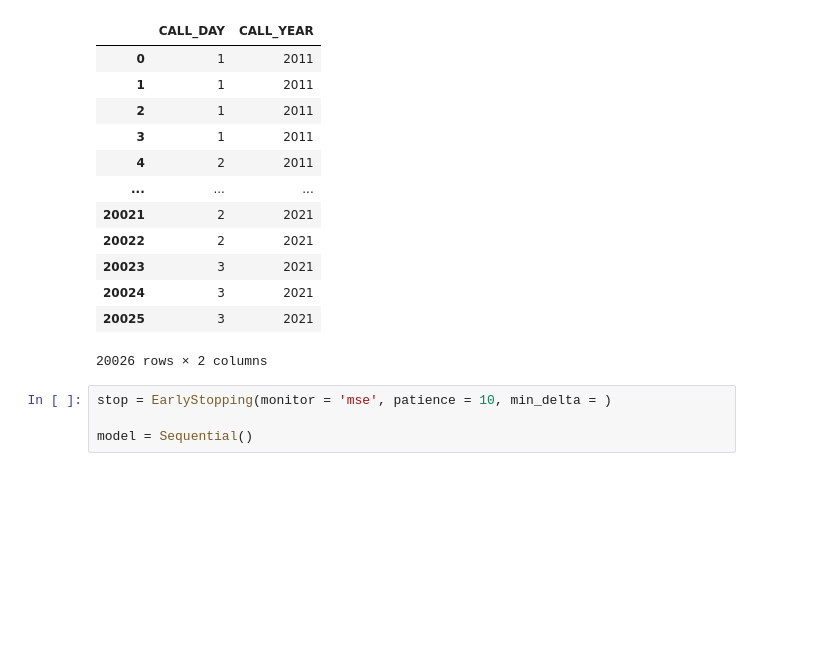
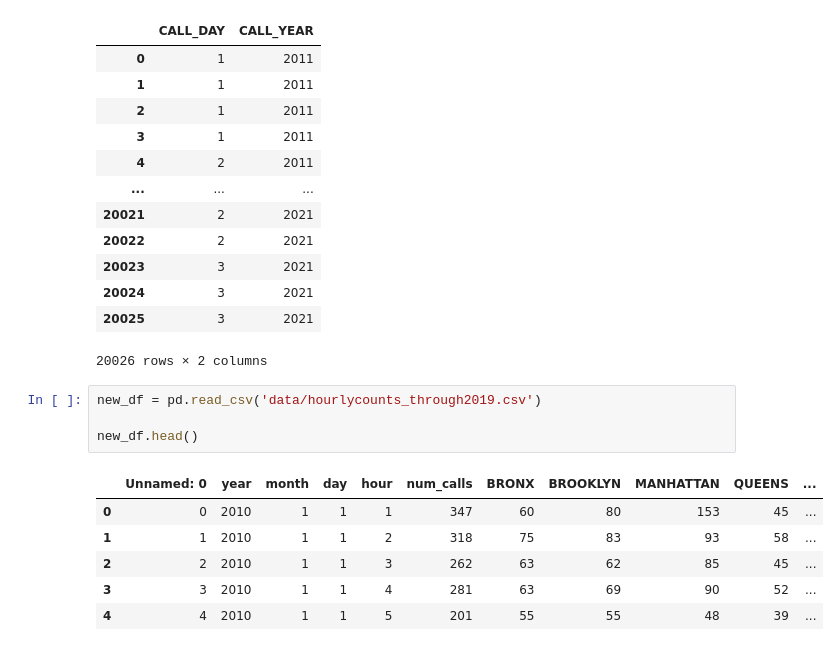
Before and after one commit to dsi-group1/NYC-EMS-Response, a Jupyter notebook: Rough_Model-Chris.ipynb, the cells around one changed output. Cells and saved outputs as stored; diff of their text form; blank space fills up the shorter version.

```diff
--- a/Rough_Model-Chris.ipynb
+++ b/Rough_Model-Chris.ipynb
@@ -253,7 +253,14 @@ df[['CALL_DAY', 'CALL_YEAR']]
 | 20024 | 3 | 2021 |
 | 20025 | 3 | 2021 |
 20026 rows × 2 columns
-# %%
-stop = EarlyStopping(monitor = 'mse', patience = 10, min_delta = )
-
-model = Sequential()
+# %%
+new_df = pd.read_csv('data/hourlycounts_through2019.csv')
+
+new_df.head()
+# %% [output]
+|  | Unnamed: 0 | year | month | day | hour | num_calls | BRONX | BROOKLYN | MANHATTAN | QUEENS | ... |
+| 0 | 0 | 2010 | 1 | 1 | 1 | 347 | 60 | 80 | 153 | 45 | ... |
+| 1 | 1 | 2010 | 1 | 1 | 2 | 318 | 75 | 83 | 93 | 58 | ... |
+| 2 | 2 | 2010 | 1 | 1 | 3 | 262 | 63 | 62 | 85 | 45 | ... |
+| 3 | 3 | 2010 | 1 | 1 | 4 | 281 | 63 | 69 | 90 | 52 | ... |
+| 4 | 4 | 2010 | 1 | 1 | 5 | 201 | 55 | 55 | 48 | 39 | ... |
```
Also changed, not shown: parts of 12 cells of this notebook.
